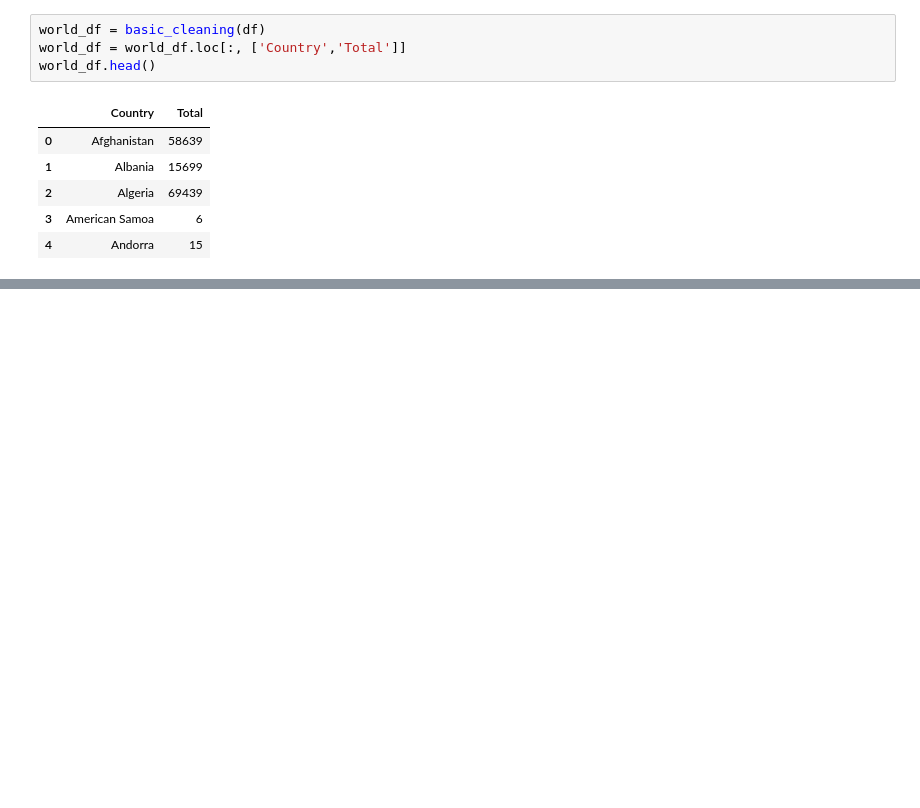
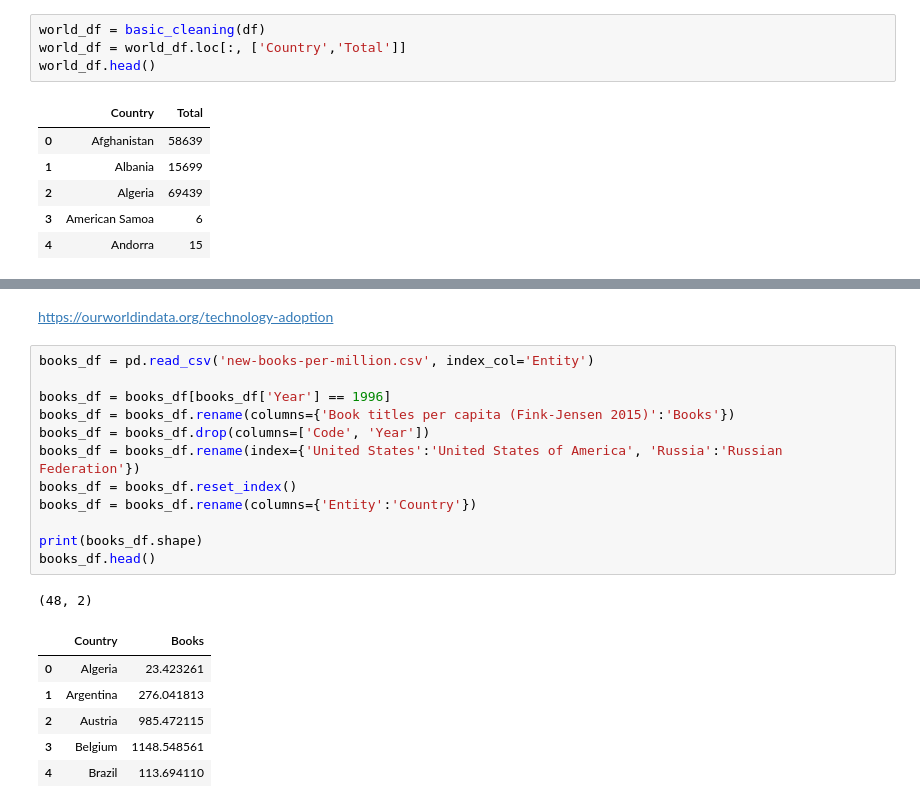
Before and after one commit to nestorivanmo/iimas-data-science, a Jupyter notebook: spring-21/vi/practicas/8-mapas/code.ipynb, the cells around one changed output, grey strips where cells are left out. Saved outputs shown, nothing was run; the diff lists cells and outputs as text; blank space fills up the shorter version.

```diff
--- a/spring-21/vi/practicas/8-mapas/code.ipynb
+++ b/spring-21/vi/practicas/8-mapas/code.ipynb
@@ -338,0 +394,22 @@ m
+# %% [markdown]
+https://ourworldindata.org/technology-adoption
+# %%
+books_df = pd.read_csv('new-books-per-million.csv', index_col='Entity')
+
+books_df = books_df[books_df['Year'] == 1996]
+books_df = books_df.rename(columns={'Book titles per capita (Fink-Jensen 2015)':'Books'})
+books_df = books_df.drop(columns=['Code', 'Year'])
+books_df = books_df.rename(index={'United States':'United States of America', 'Russia':'Russian Federation'})
+books_df = books_df.reset_index()
+books_df = books_df.rename(columns={'Entity':'Country'})
+
+print(books_df.shape)
+books_df.head()
+# %% [output]
+(48, 2)
+|  | Country | Books |
+| 0 | Algeria | 23.423261 |
+| 1 | Argentina | 276.041813 |
+| 2 | Austria | 985.472115 |
+| 3 | Belgium | 1148.548561 |
+| 4 | Brazil | 113.694110 |
```
Also changed, not shown: parts of 7 cells of this notebook, 2 other files.
